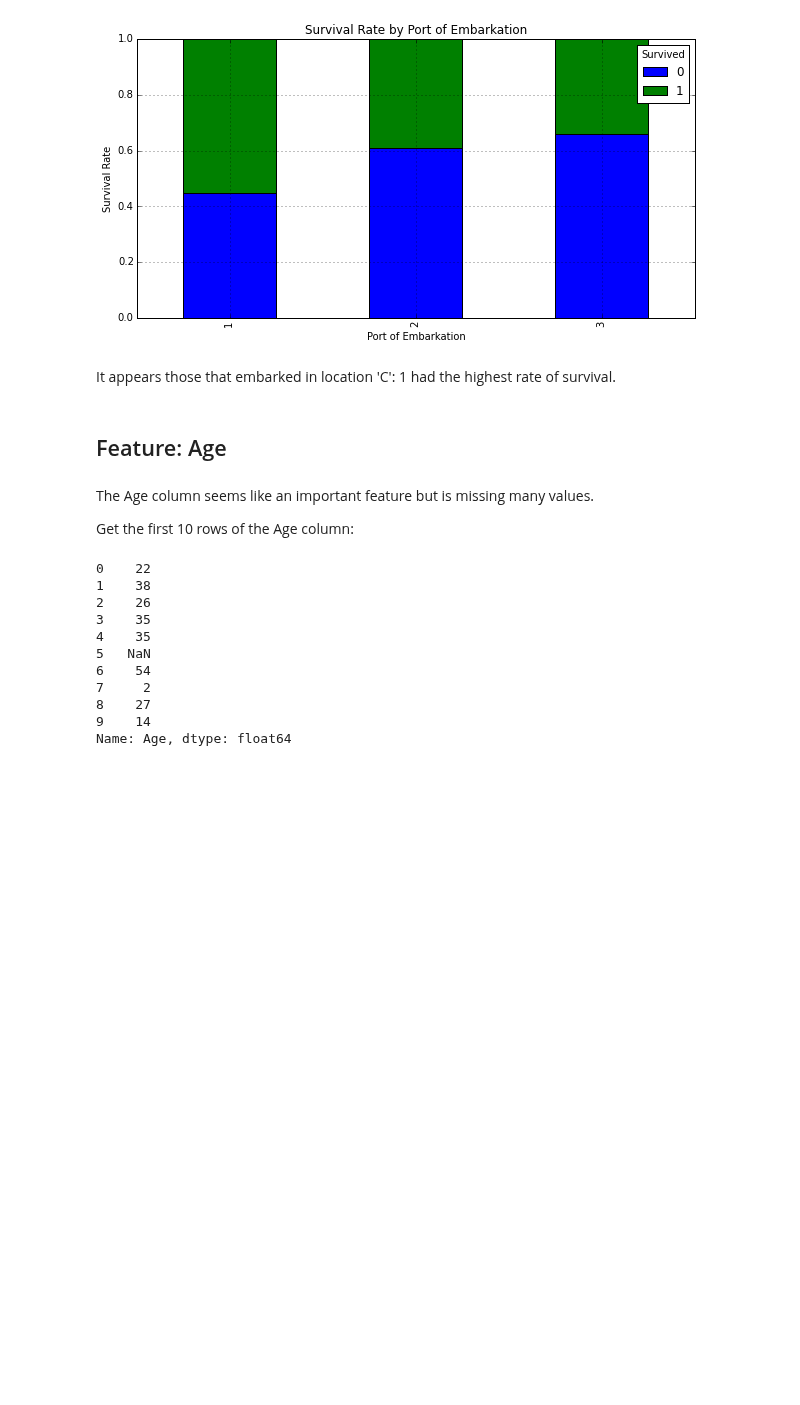
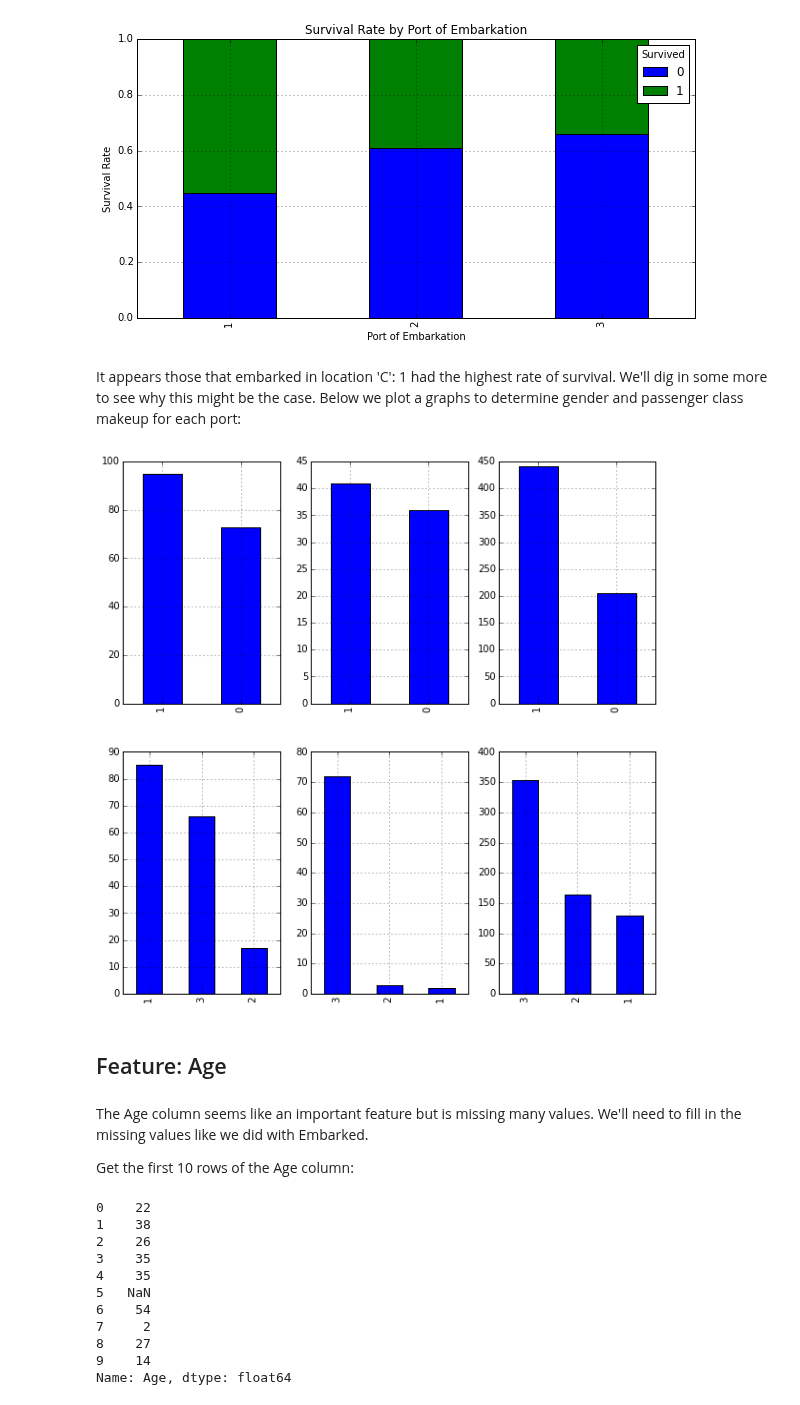
Before and after one commit to donnemartin/data-science-ipython-notebooks, a Jupyter notebook: kaggle/titanic.ipynb, the cells around one changed output. Saved outputs shown, nothing was run; the diff lists cells and outputs as text; code cells hidden in the pictures; blank space fills up the shorter version.

Commit message:
Added additional plots to further explore the port of embarkation feature.

```diff
--- a/kaggle/titanic.ipynb
+++ b/kaggle/titanic.ipynb
@@ -387,7 +377,8 @@ df.replace({'Embarked_Val' : { embarked_locations_mapping[nan] : embarked_locati
 # %% [markdown]
 Verify we do not have any more NaNs for Embarked_Val:
 # %%
-sort(df['Embarked_Val'].unique())
+embarked_locations = sort(df['Embarked_Val'].unique())
+embarked_locations
 # %% [output]
 array([1, 2, 3])
 # %% [markdown]
@@ -403,11 +394,24 @@ plt.ylabel('Survival Rate')
 <matplotlib.text.Text at 0x...>
 [figure]
 # %% [markdown]
-It appears those that embarked in location 'C': 1 had the highest rate of survival.
+It appears those that embarked in location 'C': 1 had the highest rate of survival.  We'll dig in some more to see why this might be the case.  Below we plot a graphs to determine gender and passenger class makeup for each port:
+# %%
+fig = plt.figure(figsize=(10, 10))
+
+rows = 2
+cols = 3
+col_names = ('Sex_Val', 'Pclass')
+
+for portIdx in embarked_locations:
+    for colIdx in range(0, len(col_names)):
+        plt.subplot2grid((rows, cols), (colIdx, portIdx - 1))
+        df[df['Embarked_Val'] == portIdx][col_names[colIdx]].value_counts().plot(kind='bar')
+# %% [output]
+[figure, added]
 # %% [markdown]
 ## Feature: Age
 # %% [markdown]
-The Age column seems like an important feature but is missing many values.
+The Age column seems like an important feature but is missing many values.  We'll need to fill in the missing values like we did with Embarked.
 
 Get the first 10 rows of the Age column:
 # %%
```
Also changed, not shown: parts of 3 cells of this notebook.
